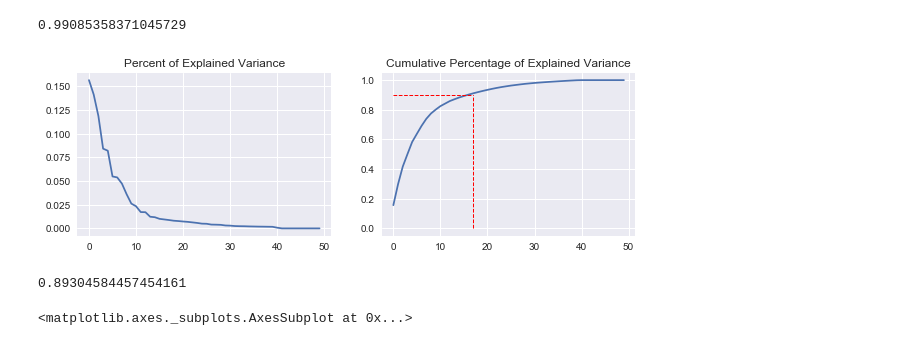
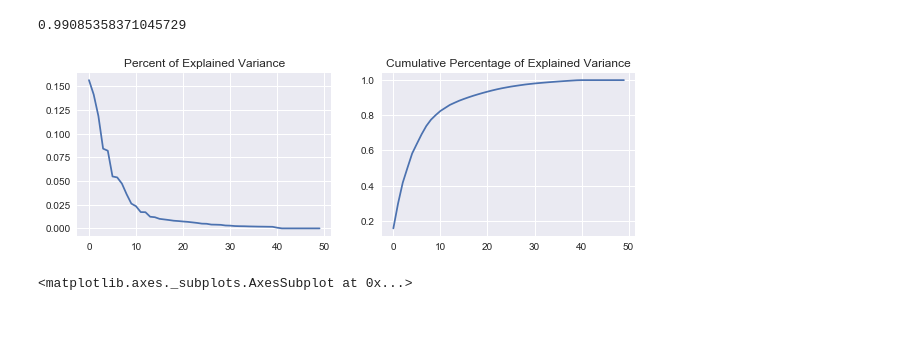
Before and after one commit to lingblahblah/Big-Data-in-Finance, a Jupyter notebook: Data Analysis.ipynb, the cells around one changed output. Drawn from its saved outputs; the diff is of its cells as text; code cells hidden in the pictures.

```diff
--- a/Data Analysis.ipynb
+++ b/Data Analysis.ipynb
@@ -269,27 +270,26 @@ plt.show()
 # %%
 '''PCA with Balanced Data: SMOTE'''
 X_train_pca = pca.fit_transform(X_train_smote)
 fig, (ax11, ax12) = plt.subplots(1, 2, figsize=(10,3))
 ax11.plot(pca.explained_variance_ratio_)
 ax11.title.set_text('Percent of Explained Variance')
 cum_explained_var_ratio = []
 for i in range(len(pca.explained_variance_ratio_)):
     if i == 0:
         cum_explained_var_ratio.append(pca.explained_variance_ratio_[i])
     else:
         cum_explained_var_ratio.append(cum_explained_var_ratio[i-1] + pca.explained_variance_ratio_[i])
 ax12.plot(cum_explained_var_ratio)
-ax12.plot((17,17),(0,cum_explained_var_ratio[16]),'r--', linewidth=1.0)
-ax12.plot((0,17),(cum_explained_var_ratio[16],cum_explained_var_ratio[16]),'r--', linewidth=1.0)
+#ax12.plot((17,17),(0,cum_explained_var_ratio[16]),'r--', linewidth=1.0)
+#ax12.plot((0,17),(cum_explained_var_ratio[16],cum_explained_var_ratio[16]),'r--', linewidth=1.0)
 
 ax12.title.set_text('Cumulative Percentage of Explained Variance')
 plt.show()
 # 17 -> 90%
 # 24 -> 95%
 # 36 -> 99%
 # %% [output]
-[figure, old version]
+[figure, new version]
-0.89304584457454161
 # %%
 %matplotlib inline
 
```
Also changed, not shown: parts of 5 cells of this notebook.
